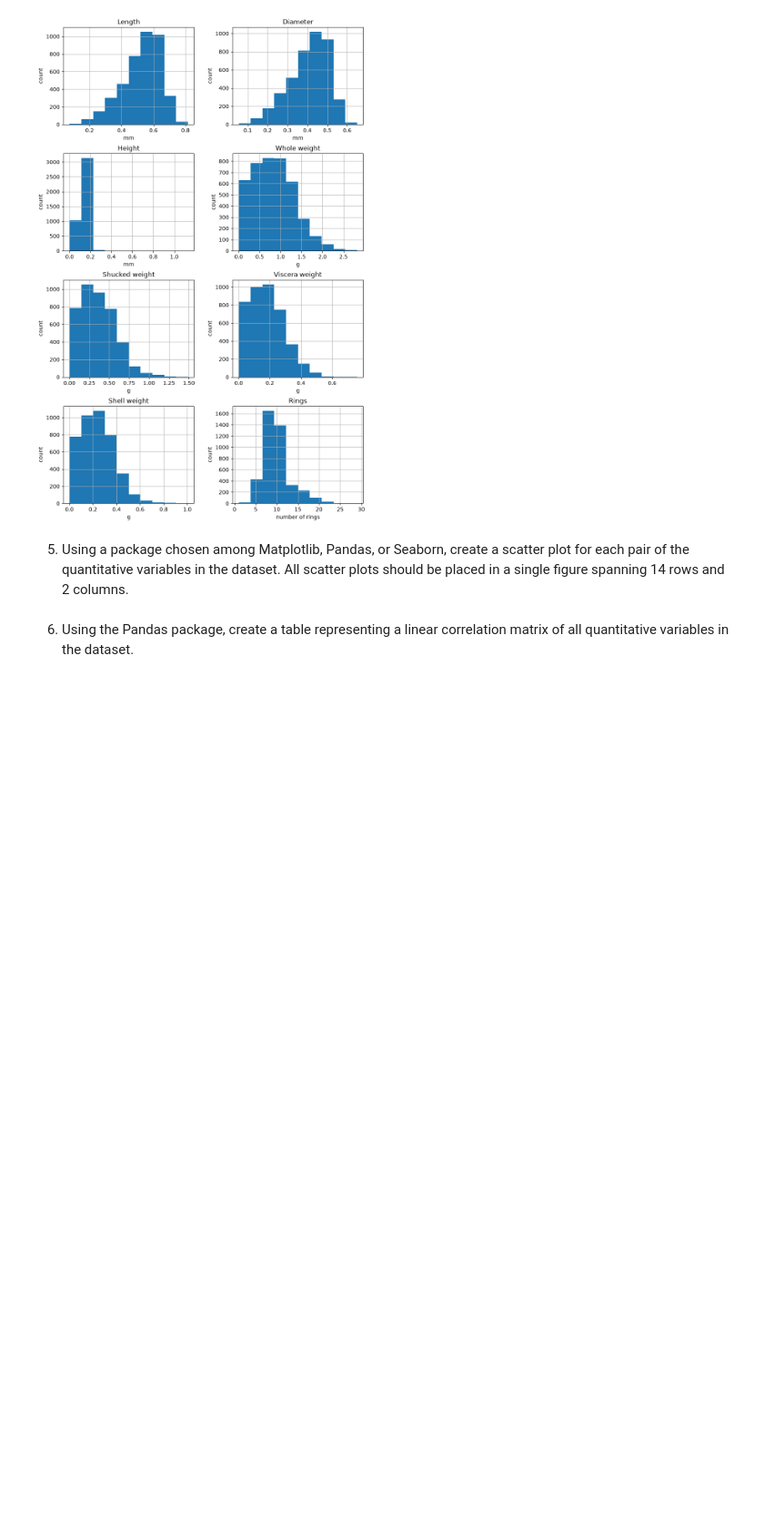
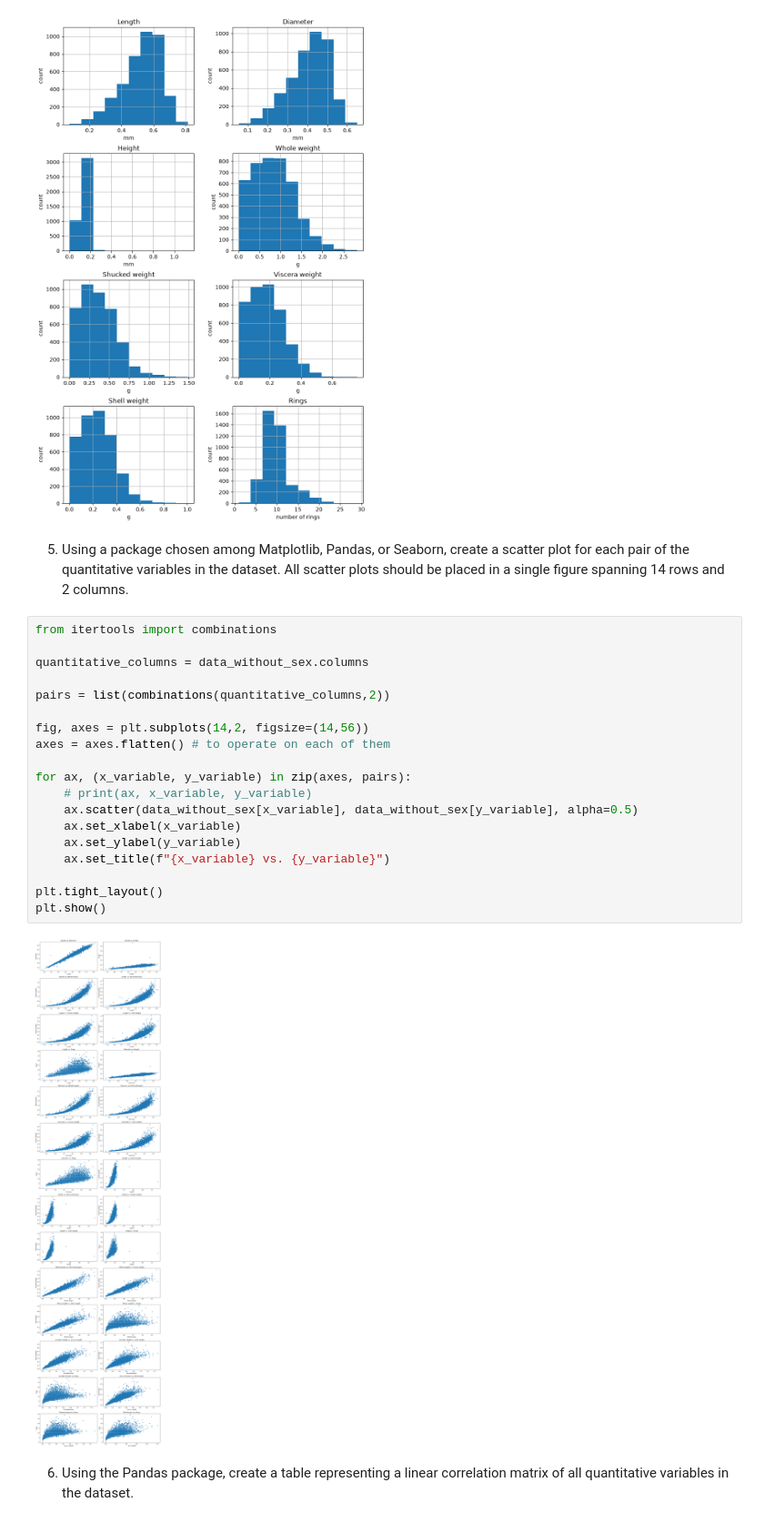
Before and after one commit to vsliednyk/Programming-in-Python, a Jupyter notebook: Assignment 1/assignment_1.ipynb, the cells around one changed output. Shown at 91% size. Drawn from its saved outputs; the diff is of its cells as text; blank space fills up the shorter version.

```diff
--- a/Assignment 1/assignment_1.ipynb
+++ b/Assignment 1/assignment_1.ipynb
@@ -211,5 +221,26 @@ for histogram, unit in zip(quantitative_histograms.flat, units):
 [figure]
 # %% [markdown]
 5. Using a package chosen among Matplotlib, Pandas, or Seaborn, create a scatter plot for each pair of the quantitative variables in the dataset. All scatter plots should be placed in a single figure spanning 14 rows and 2 columns.
+# %%
+from itertools import combinations
+
+quantitative_columns = data_without_sex.columns
+
+pairs = list(combinations(quantitative_columns,2))
+
+fig, axes = plt.subplots(14,2, figsize=(14,56))
+axes = axes.flatten() # to operate on each of them
+
+for ax, (x_variable, y_variable) in zip(axes, pairs):
+    # print(ax, x_variable, y_variable)
+    ax.scatter(data_without_sex[x_variable], data_without_sex[y_variable], alpha=0.5)
+    ax.set_xlabel(x_variable)
+    ax.set_ylabel(y_variable)
+    ax.set_title(f"{x_variable} vs. {y_variable}")
+
+plt.tight_layout()
+plt.show()
+# %% [output]
+[figure, added]
 # %% [markdown]
 6. Using the Pandas package, create a table representing a linear correlation matrix of all quantitative variables in the dataset.
```
Also changed, not shown: parts of 8 cells of this notebook, 1 other file.
